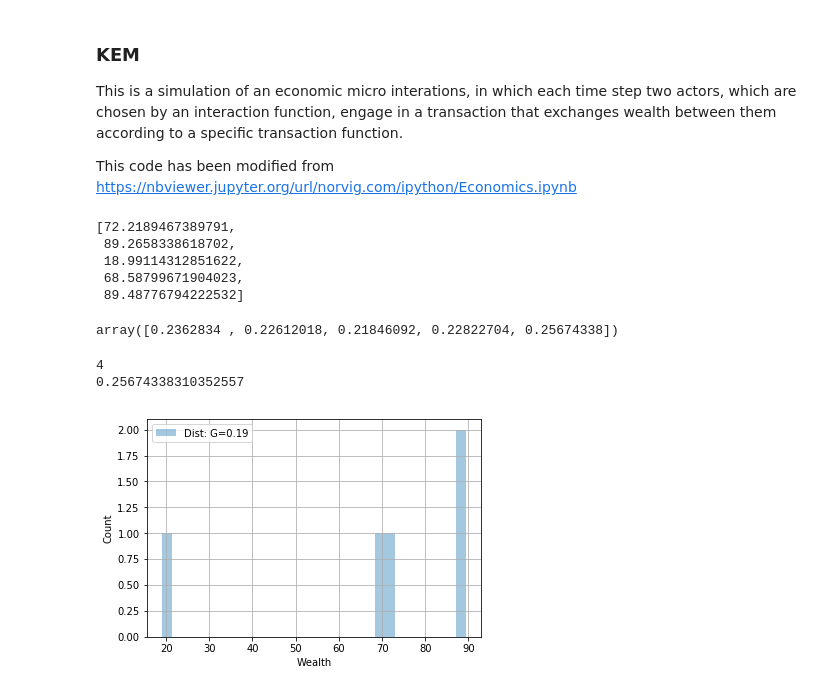
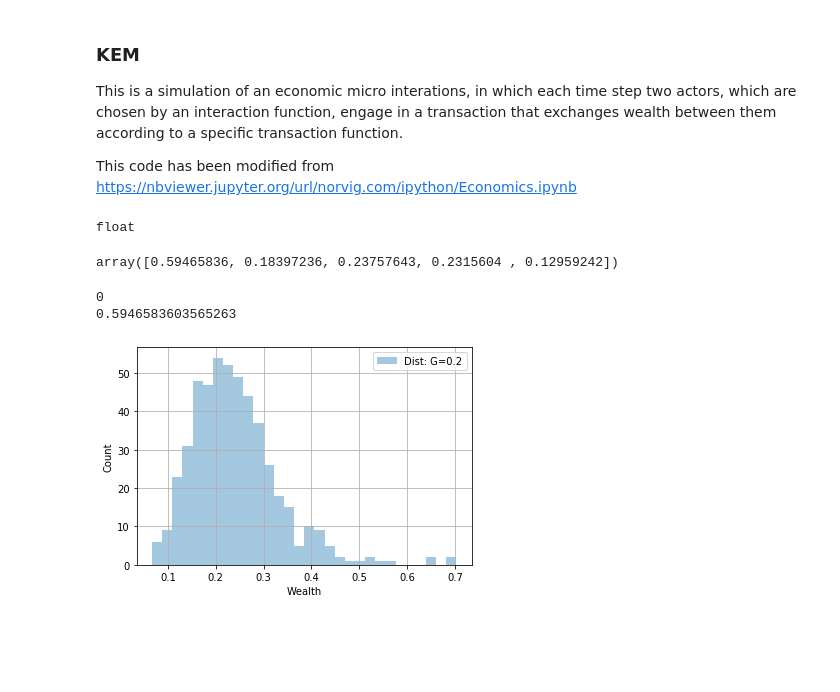
Before and after one commit to ElisaHeinrich/Urban-Inequality-Model, a Jupyter notebook: KEM.ipynb, the cells around one changed output. Saved outputs shown, nothing was run; the diff lists cells and outputs as text; code cells hidden in the pictures; blank space fills up the shorter version.

```diff
--- a/KEM.ipynb
+++ b/KEM.ipynb
@@ -13,7 +16,7 @@ import numpy as np
 warnings.filterwarnings("ignore")
 # %%
 #initial values (population size & mean of the income distribution)
-N  = 5
+N  = 500
 MU = 100.
 
 # Initial income distribution
@@ -47,21 +50,17 @@ lambda_ = np.random.lognormal(-1.5, 0.4, N)
 # %%
 population
 # %% [output]
-[72.2189467389791,
- 89.2658338618702,
- 18.99114312851622,
- 68.58799671904023,
- 89.48776794222532]
+float
 # %%
 lambda_
 # %% [output]
-array([0.2362834 , 0.22612018, 0.21846092, 0.22822704, 0.25674338])
+array([0.59465836, 0.18397236, 0.23757643, 0.2315604 , 0.12959242])
 # %%
 print((np.argmax(lambda_)))
 print(np.max(lambda_))
 # %% [output]
-4
-0.25674338310352557
+0
+0.5946583603565263
 # %%
 def gini(p):
 
@@ -86,9 +85,9 @@ def hist(population, label='Dist', **kwargs):
 
     plt.legend()
 # %%
-hist(population)
+hist(lambda_)
 # %% [output]
-[figure, old version]
+[figure, new version]
 # %%
 # Type of Transactions
 
```
Also changed, not shown: parts of 9 cells of this notebook.
